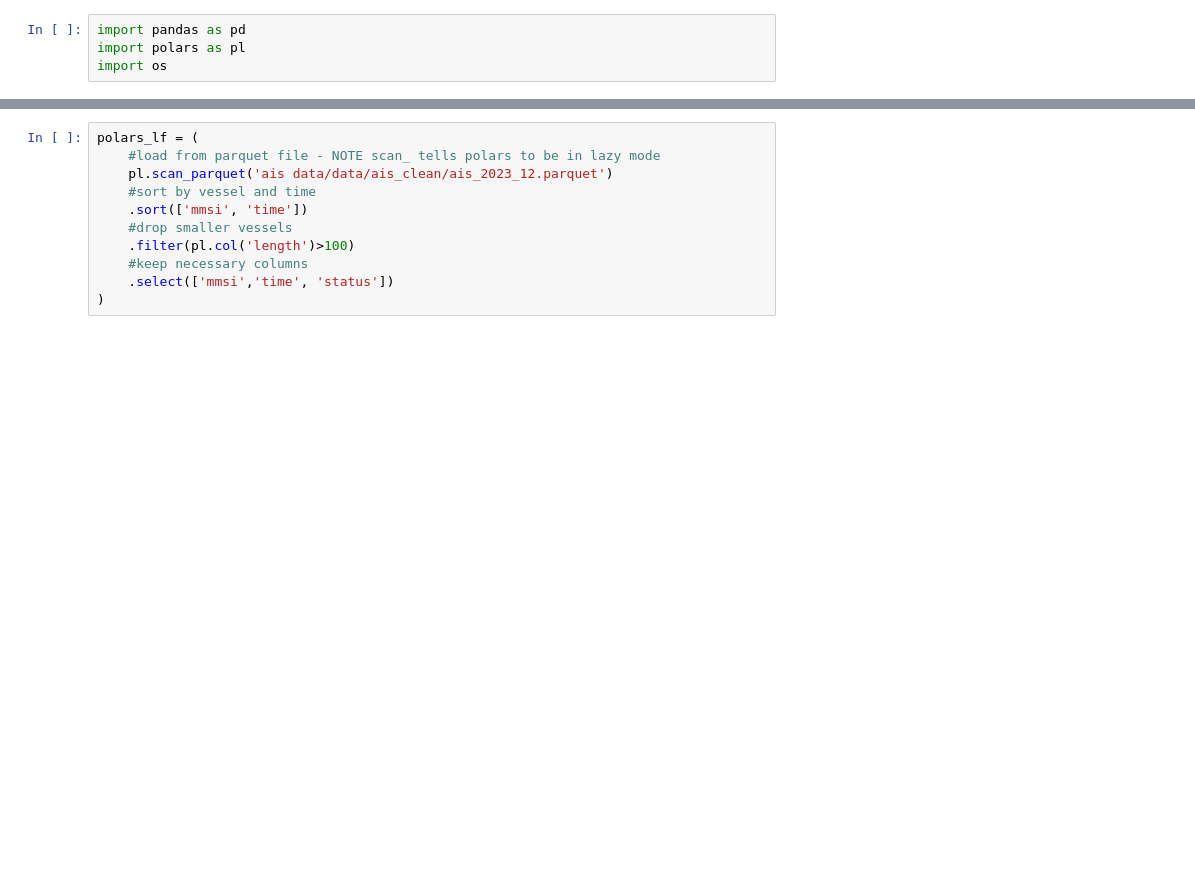
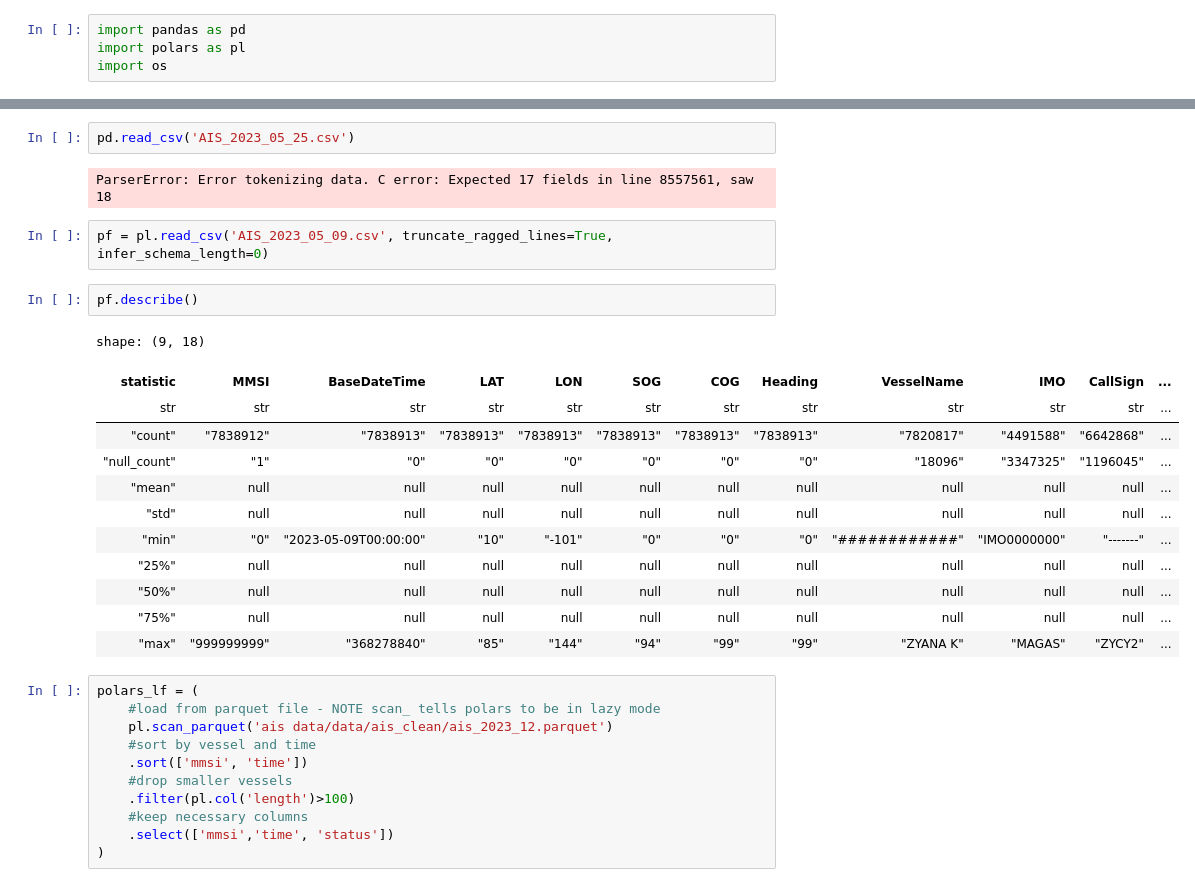
Before and after one commit to epistemetrica/Port-Performance-Project, a Jupyter notebook: ppi_sandbox.ipynb, the cells around one changed output, grey strips where cells are left out. Drawn from its saved outputs; the diff is of its cells as text; blank space fills up the shorter version.

```diff
--- a/ppi_sandbox.ipynb
+++ b/ppi_sandbox.ipynb
@@ -5,3 +33,24 @@ import os
+# %%
+pd.read_csv('AIS_2023_05_25.csv')
+# %% [output]
+ParserError: Error tokenizing data. C error: Expected 17 fields in line 8557561, saw 18
+# %%
+pf = pl.read_csv('AIS_2023_05_09.csv', truncate_ragged_lines=True, infer_schema_length=0)
+# %%
+pf.describe()
+# %% [output]
+shape: (9, 18)
+| statistic | MMSI | BaseDateTime | LAT | LON | SOG | COG | Heading | VesselName | IMO | CallSign | ... |
+| str | str | str | str | str | str | str | str | str | str | str | ... |
+| "count" | "7838912" | "7838913" | "7838913" | "7838913" | "7838913" | "7838913" | "7838913" | "7820817" | "4491588" | "6642868" | ... |
+| "null_count" | "1" | "0" | "0" | "0" | "0" | "0" | "0" | "18096" | "3347325" | "1196045" | ... |
+| "mean" | null | null | null | null | null | null | null | null | null | null | ... |
+| "std" | null | null | null | null | null | null | null | null | null | null | ... |
+| "min" | "0" | "2023-05-09T00:00:00" | "10" | "-101" | "0" | "0" | "0" | "############" | "IMO0000000" | "-------" | ... |
+| "25%" | null | null | null | null | null | null | null | null | null | null | ... |
+| "50%" | null | null | null | null | null | null | null | null | null | null | ... |
+| "75%" | null | null | null | null | null | null | null | null | null | null | ... |
+| "max" | "999999999" | "368278840" | "85" | "144" | "94" | "99" | "99" | "ZYANA K" | "MAGAS" | "ZYCY2" | ... |
 # %%
 polars_lf = (
     #load from parquet file - NOTE scan_ tells polars to be in lazy mode
```
Also changed, not shown: parts of 3 cells of this notebook, 1 other file.
